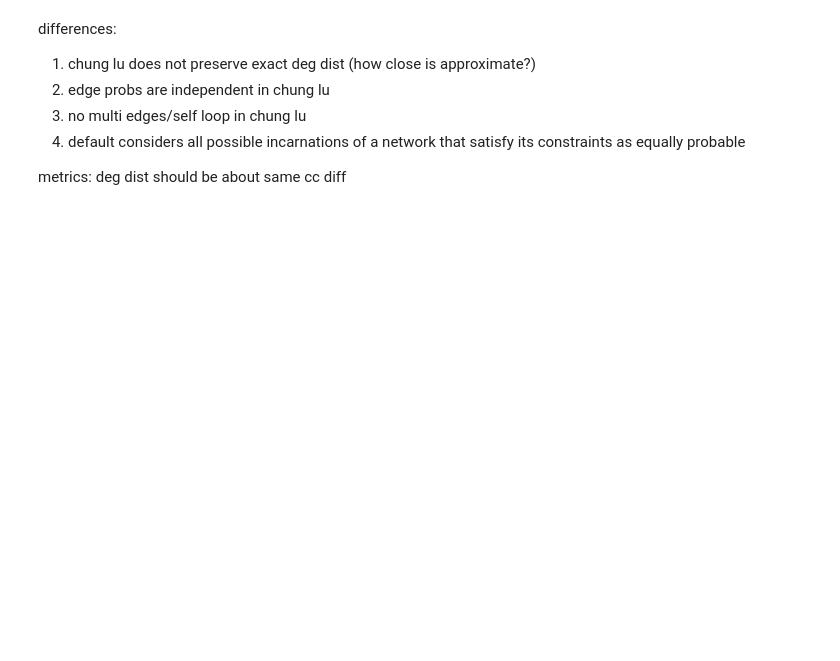
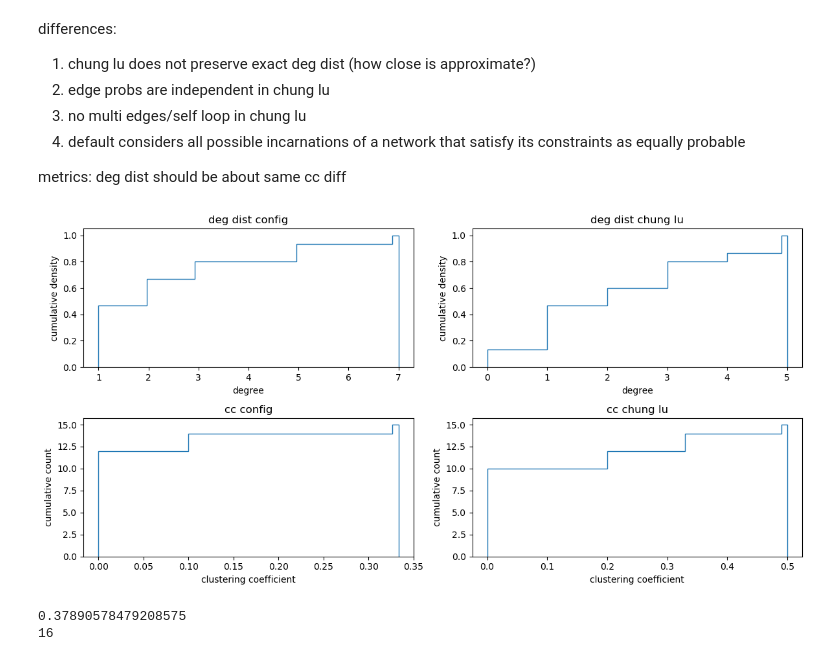
Before and after one commit to caleb-chandler/Assignment-1-CNET5051, a Jupyter notebook: assignment02.ipynb, the cells around one changed output. Saved outputs shown, nothing was run; the diff lists cells and outputs as text; code cells hidden in the pictures; blank space fills up the shorter version.

```diff
--- a/assignment02.ipynb
+++ b/assignment02.ipynb
@@ -137,3 +99,80 @@ differences:
 metrics:
 deg dist should be about same
 cc diff
+# %%
+# 1c model diff part 2
+
+# initial setup. creating graphs and collecting data
+G_config = config_model(degrees)
+G_chunglu = chung_lu(degrees)
+
+config_degrees = [d for _, d in nx.degree(G_config)]
+cl_degrees = [d for _, d in nx.degree(G_chunglu)]
+config_cc = nx.clustering(G_config)
+cl_cc = nx.clustering(G_chunglu)
+
+# creating plots
+fig, ax = plt.subplots(2, 2, figsize=(12,6))
+
+# degree distribution on top row in cumulative distribution form
+ax[0,0].hist(config_degrees,
+             bins=50,
+             cumulative=True,
+             density=True,
+             histtype='step')
+ax[0,0].set_title('deg dist config')
+ax[0,0].set_xlabel('degree')
+ax[0,0].set_ylabel('cumulative density')
+
+ax[0,1].hist(cl_degrees,
+             bins=50,
+             cumulative=True,
+             density=True,
+             histtype='step')
+ax[0,1].set_title('deg dist chung lu')
+ax[0,1].set_xlabel('degree')
+ax[0,1].set_ylabel('cumulative density')
+
+# clustering coefficient on bottom
+ax[1,0].hist(list(config_cc.values()),
+             bins=50,
+             cumulative=True,
+             histtype='step')
+ax[1,0].set_title('cc config')
+ax[1,0].set_xlabel('clustering coefficient')
+ax[1,0].set_ylabel('cumulative count')
+
+ax[1,1].hist(list(cl_cc.values()),
+             bins=50,
+             cumulative=True,
+             histtype='step')
+ax[1,1].set_title('cc chung lu')
+ax[1,1].set_xlabel('clustering coefficient')
+ax[1,1].set_ylabel('cumulative count')
+
+fig.tight_layout()
+# %% [output]
+[figure, new version]
+# %%
+# 2a communities (setup)
+
+G = nx.read_edgelist("C:\\Users\\User\\Documents\\network datasets\\flybrain\\bn-fly-drosophila_medulla_1.edges")
+
+# getting largest connected component
+all_components = sorted(nx.connected_components(G), key=len, reverse=True)
+main = G.subgraph(all_components[0])
+
+communities = list(nx.community.greedy_modularity_communities(main)) # finding communities
+modularity = nx.community.modularity(main, communities) # calculating modularity
+
+print(modularity)
+print(len(communities))
+
+# creating partition dict
+partition = {}
+for community_id, community in enumerate(communities):
+    for node_id in community:
+        partition[node_id] = community_id
+# %% [output]
+0.37890578479208575
+16
```
Also changed, not shown: parts of 7 cells of this notebook.
